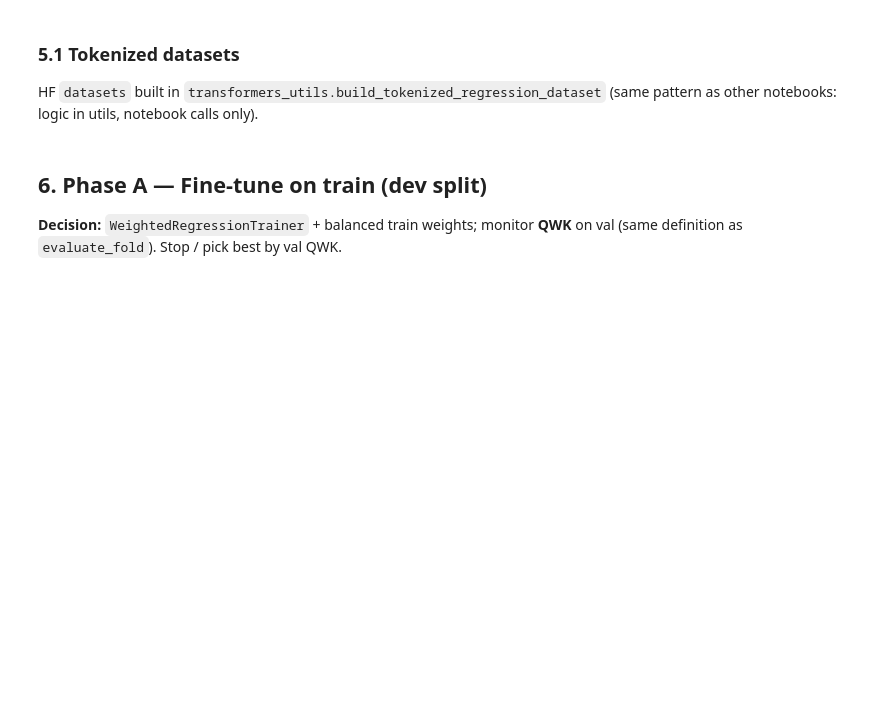
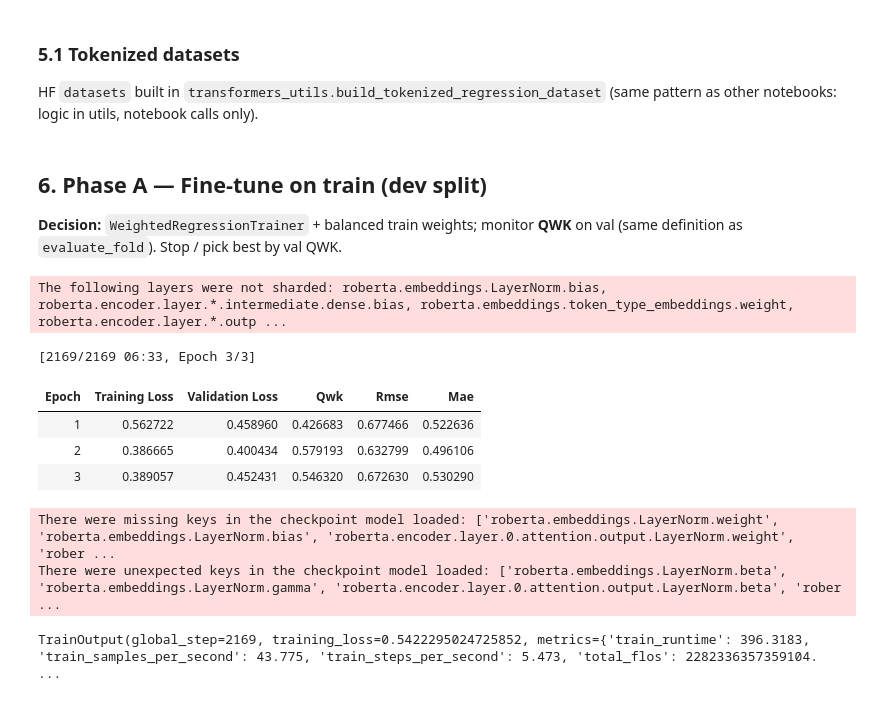
Before and after one commit to Noa-Gilad/Vocabulary-Level-Prediction, a Jupyter notebook: BERT_comparison.ipynb, the cells around one changed output. Drawn from its saved outputs; the diff is of its cells as text; code cells hidden in the pictures; blank space fills up the shorter version.

```diff
--- a/BERT_comparison.ipynb
+++ b/BERT_comparison.ipynb
@@ -131,42 +167,55 @@ ds_val = build_tokenized_regression_dataset(
 
 **Decision:** `WeightedRegressionTrainer` + balanced train weights; monitor **QWK** on val (same definition as `evaluate_fold`). Stop / pick best by val QWK.
 # %%
-model_dev = AutoModelForSequenceClassification.from_pretrained(
-    MODEL_NAME,
-    num_labels=1,
-    problem_type="regression",
-)
+with suppress_hf_loading_report():
+    model_dev = AutoModelForSequenceClassification.from_pretrained(
+        MODEL_NAME,
+        num_labels=1,
+        problem_type="regression",
+    )
 
 training_args_dev = TrainingArguments(
     output_dir="./roberta_dev_output",
     learning_rate=2e-5,
     per_device_train_batch_size=8,
     per_device_eval_batch_size=8,
     num_train_epochs=3,
     weight_decay=0.01,
-    evaluation_strategy="epoch",
+    eval_strategy="epoch",
     save_strategy="epoch",
     load_best_model_at_end=True,
     metric_for_best_model="qwk",
     greater_is_better=True,
     save_total_limit=2,
     logging_steps=50,
-    seed=CV_RANDOM_STATE,
+    seed=RANDOM_STATE,
     fp16=torch.cuda.is_available(),
     report_to="none",
+    # Keep labels + sample_weight for WeightedRegressionTrainer collator (default would drop non-forward keys).
+    remove_unused_columns=False,
 )
 
 data_collator = build_weighted_regression_data_collator(tokenizer)
 compute_metrics = build_hf_regression_compute_metrics_fn(min_score=0, max_score=5)
 
 trainer_dev = WeightedRegressionTrainer(
     model=model_dev,
     args=training_args_dev,
     train_dataset=ds_train_dev,
     eval_dataset=ds_val,
-    tokenizer=tokenizer,
+    processing_class=tokenizer,
     data_collator=data_collator,
     compute_metrics=compute_metrics,
 )
 
 trainer_dev.train()
+# %% [output]
+The following layers were not sharded: roberta.embeddings.LayerNorm.bias, roberta.encoder.layer.*.intermediate.dense.bias, roberta.embeddings.token_type_embeddings.weight, roberta.encoder.layer.*.outp ...
+[2169/2169 06:33, Epoch 3/3]
+| Epoch | Training Loss | Validation Loss | Qwk | Rmse | Mae |
+| 1 | 0.562722 | 0.458960 | 0.426683 | 0.677466 | 0.522636 |
+| 2 | 0.386665 | 0.400434 | 0.579193 | 0.632799 | 0.496106 |
+| 3 | 0.389057 | 0.452431 | 0.546320 | 0.672630 | 0.530290 |
+There were missing keys in the checkpoint model loaded: ['roberta.embeddings.LayerNorm.weight', 'roberta.embeddings.LayerNorm.bias', 'roberta.encoder.layer.0.attention.output.LayerNorm.weight', 'rober ...
+There were unexpected keys in the checkpoint model loaded: ['roberta.embeddings.LayerNorm.beta', 'roberta.embeddings.LayerNorm.gamma', 'roberta.encoder.layer.0.attention.output.LayerNorm.beta', 'rober ...
+TrainOutput(global_step=2169, training_loss=0.5422295024725852, metrics={'train_runtime': 396.3183, 'train_samples_per_second': 43.775, 'train_steps_per_second': 5.473, 'total_flos': 2282336357359104. ...
```
Also changed, not shown: parts of 17 cells of this notebook, 2 other files.
